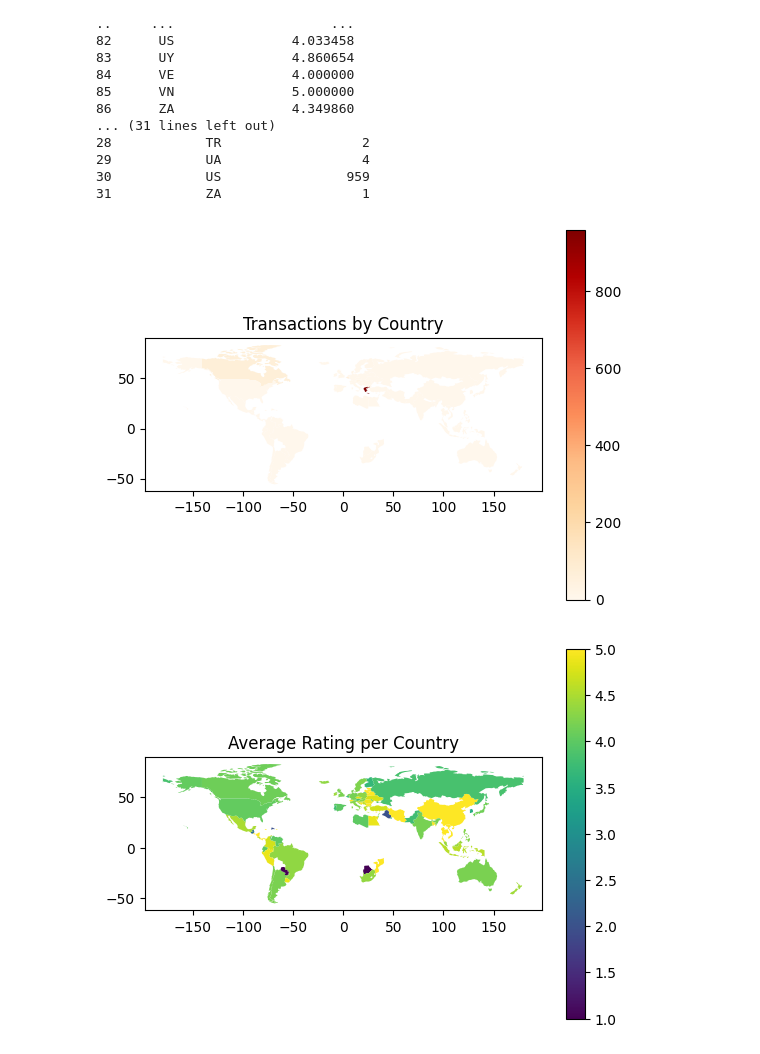
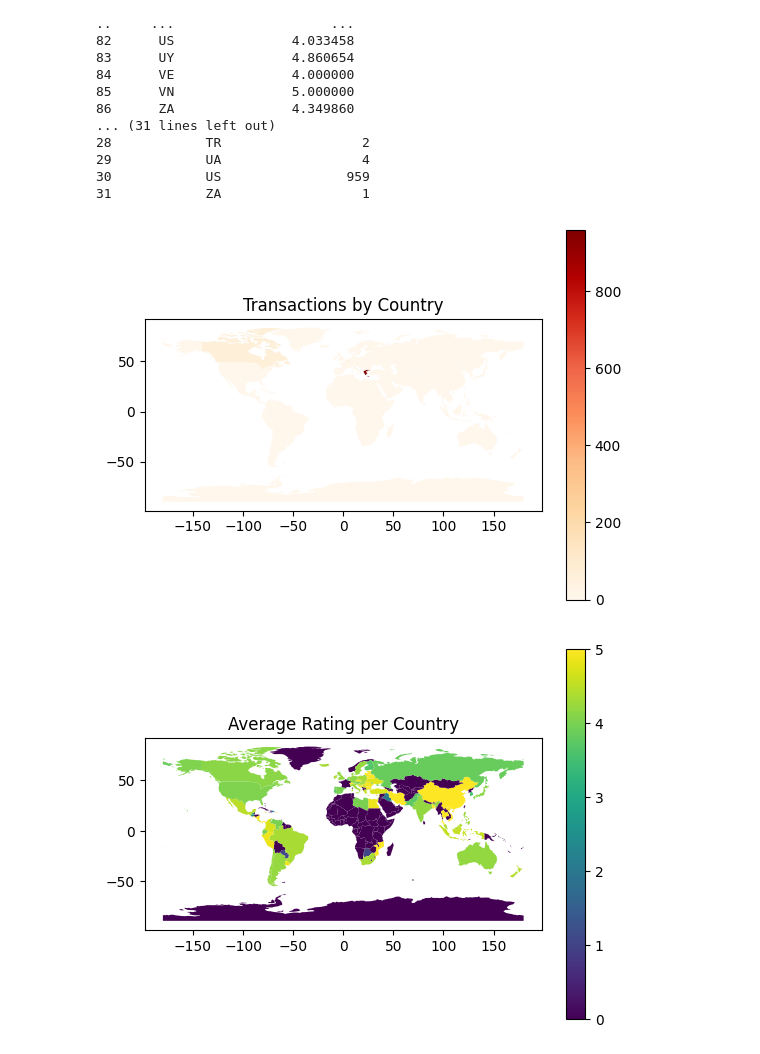
Before and after one commit to poparares6/Visual-Analytics, a Jupyter notebook: Visual Analytics/Visual Analytics.ipynb, the cells around one changed output. Drawn from its saved outputs; the diff is of its cells as text; code cells hidden in the pictures.

Commit message:
repaired the geographic data visualization

```diff
--- a/Visual Analytics/Visual Analytics.ipynb
+++ b/Visual Analytics/Visual Analytics.ipynb
@@ -303,22 +303,23 @@ new_frame_ratings_transactions = new_frame_ratings_transactions.fillna(0)
 # %%
 # map_fig = px.scatter_geo(new_frame_ratings_transactions,
 #                          locations='Country', hover_data=['Average Rating', 'Transaction Count'])
 # map_fig.show()
 
 # Load world shapefile data
 url = "https://naciscdn.org/naturalearth/110m/cultural/ne_110m_admin_0_countries.zip"
 
 gdf = gpd.read_file(url)
 
 # Merge world geometries with your data
 world = gdf.merge(new_frame_ratings_transactions, how="outer", left_on="ISO_A2", right_on="ISO_A2")
-
+world['Transaction Count'] = world['Transaction Count'].fillna(0)
+world['Average Rating'] = world['Average Rating'].fillna(0)
 # Plotting
 world.plot(column='Transaction Count', cmap='OrRd', legend=True)
 plt.title("Transactions by Country")
 world.plot(column='Average Rating', legend=True)
 plt.title("Average Rating per Country")
 plt.show()
 # %% [output]
-[figure, old version]
+[figure, new version]
-[figure, old version]
+[figure, new version]
```
Also changed, not shown: 1 other file.
